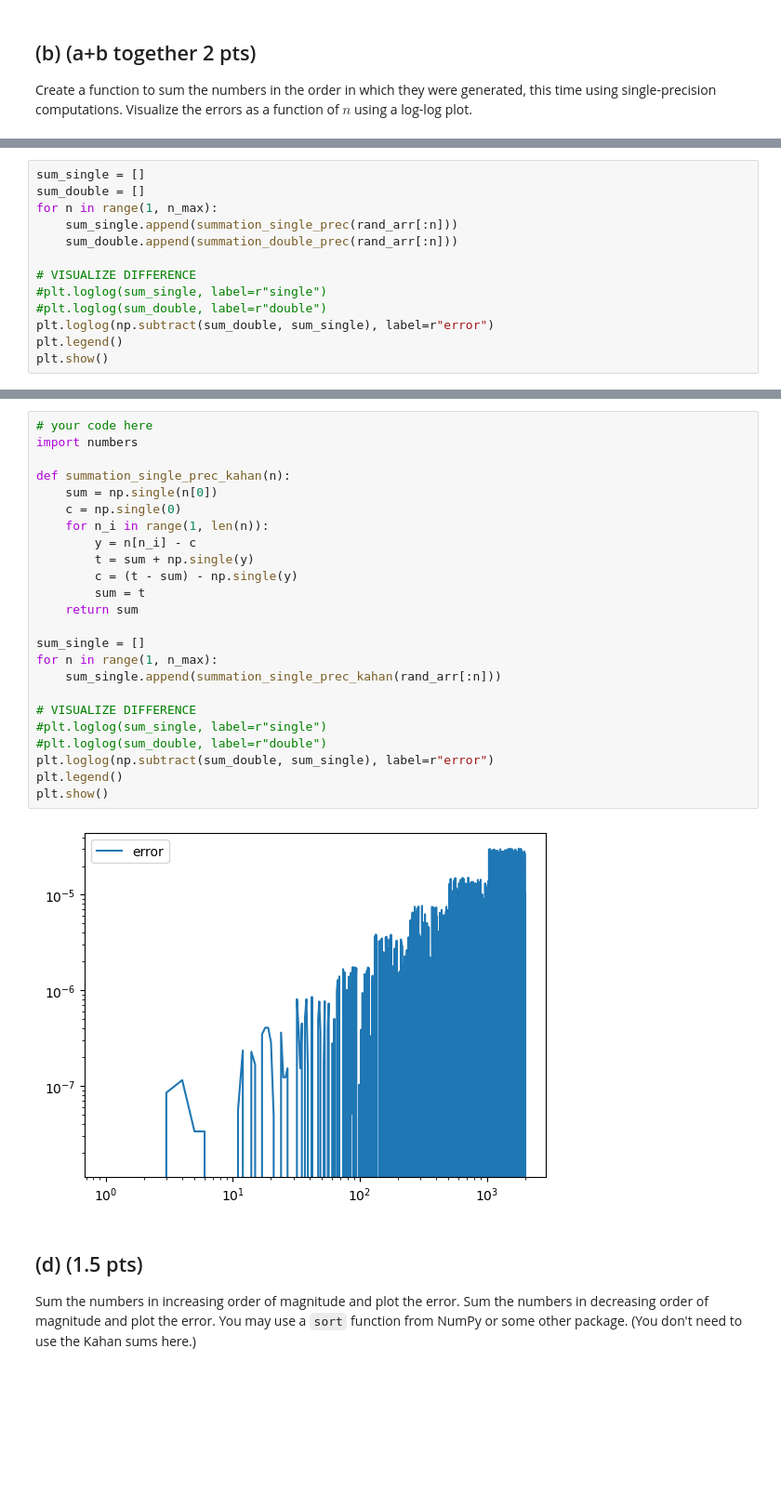
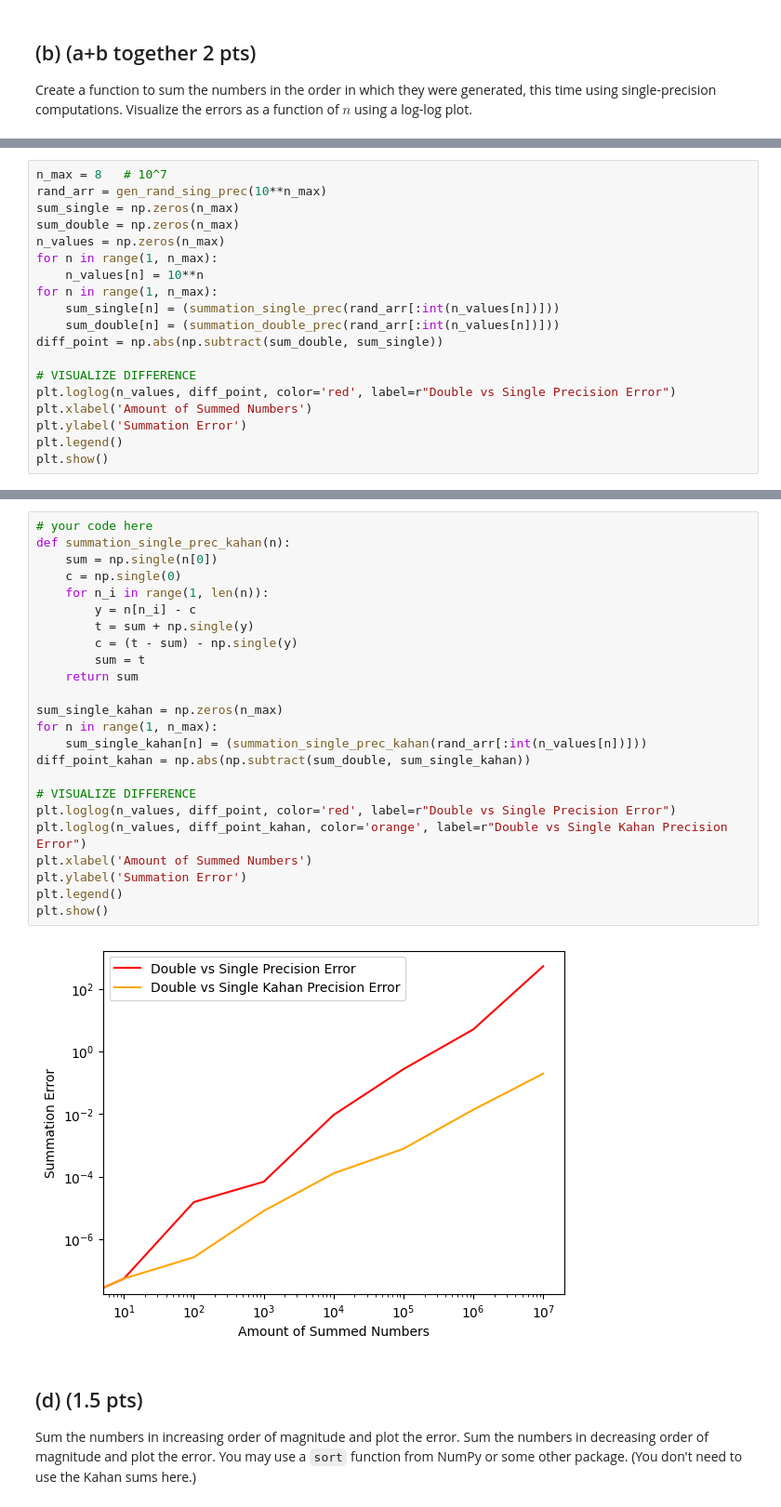
Before and after one commit to aM0NKE/NumericalAlgorithms, a Jupyter notebook: hw1_2022.ipynb, the cells around one changed output, grey strips where cells are left out. Shown at 93% size. Drawn from its saved outputs; the diff is of its cells as text; blank space fills up the shorter version.

Commit message:
Improved Graphs

```diff
--- a/hw1_2022.ipynb
+++ b/hw1_2022.ipynb
@@ -193,14 +191,20 @@ rand_arr = gen_rand_sing_prec(n_max)
 # %%
-sum_single = []
-sum_double = []
+n_max = 8   # 10^7
+rand_arr = gen_rand_sing_prec(10**n_max)
+sum_single = np.zeros(n_max)
+sum_double = np.zeros(n_max)
+n_values = np.zeros(n_max)
 for n in range(1, n_max):
-    sum_single.append(summation_single_prec(rand_arr[:n]))
-    sum_double.append(summation_double_prec(rand_arr[:n]))
+    n_values[n] = 10**n
+for n in range(1, n_max):
+    sum_single[n] = (summation_single_prec(rand_arr[:int(n_values[n])]))
+    sum_double[n] = (summation_double_prec(rand_arr[:int(n_values[n])]))
+diff_point = np.abs(np.subtract(sum_double, sum_single))
 
 # VISUALIZE DIFFERENCE
-#plt.loglog(sum_single, label=r"single")
-#plt.loglog(sum_double, label=r"double")
-plt.loglog(np.subtract(sum_double, sum_single), label=r"error")
+plt.loglog(n_values, diff_point, color='red', label=r"Double vs Single Precision Error")
+plt.xlabel('Amount of Summed Numbers')
+plt.ylabel('Summation Error')
 plt.legend()
 plt.show()
 # %% [output]
@@ -217,30 +221,30 @@ Use the following compensated summation algorithm (due to Kahan), again using on
 Plot the error as a function of $n$.
 # %%
 # your code here
-import numbers
-
 def summation_single_prec_kahan(n):
     sum = np.single(n[0])
     c = np.single(0)
     for n_i in range(1, len(n)):
         y = n[n_i] - c
         t = sum + np.single(y)
         c = (t - sum) - np.single(y)
         sum = t
     return sum
 
-sum_single = []
+sum_single_kahan = np.zeros(n_max)
 for n in range(1, n_max):
-    sum_single.append(summation_single_prec_kahan(rand_arr[:n]))
+    sum_single_kahan[n] = (summation_single_prec_kahan(rand_arr[:int(n_values[n])]))
+diff_point_kahan = np.abs(np.subtract(sum_double, sum_single_kahan))
 
 # VISUALIZE DIFFERENCE
-#plt.loglog(sum_single, label=r"single")
-#plt.loglog(sum_double, label=r"double")
-plt.loglog(np.subtract(sum_double, sum_single), label=r"error")
+plt.loglog(n_values, diff_point, color='red', label=r"Double vs Single Precision Error")
+plt.loglog(n_values, diff_point_kahan, color='orange', label=r"Double vs Single Kahan Precision Error")
+plt.xlabel('Amount of Summed Numbers')
+plt.ylabel('Summation Error')
 plt.legend()
 plt.show()
 # %% [output]
-[figure, old version]
+[figure, new version]
 # %% [markdown]
 ## (d) (1.5 pts)
 Sum the numbers in increasing order of magnitude and plot the error. Sum the numbers in decreasing order of magnitude and plot the error. You may use a `sort` function from NumPy or some other package. (You don't need to use the Kahan sums here.)
```
Also changed, not shown: parts of 5 cells of this notebook.
